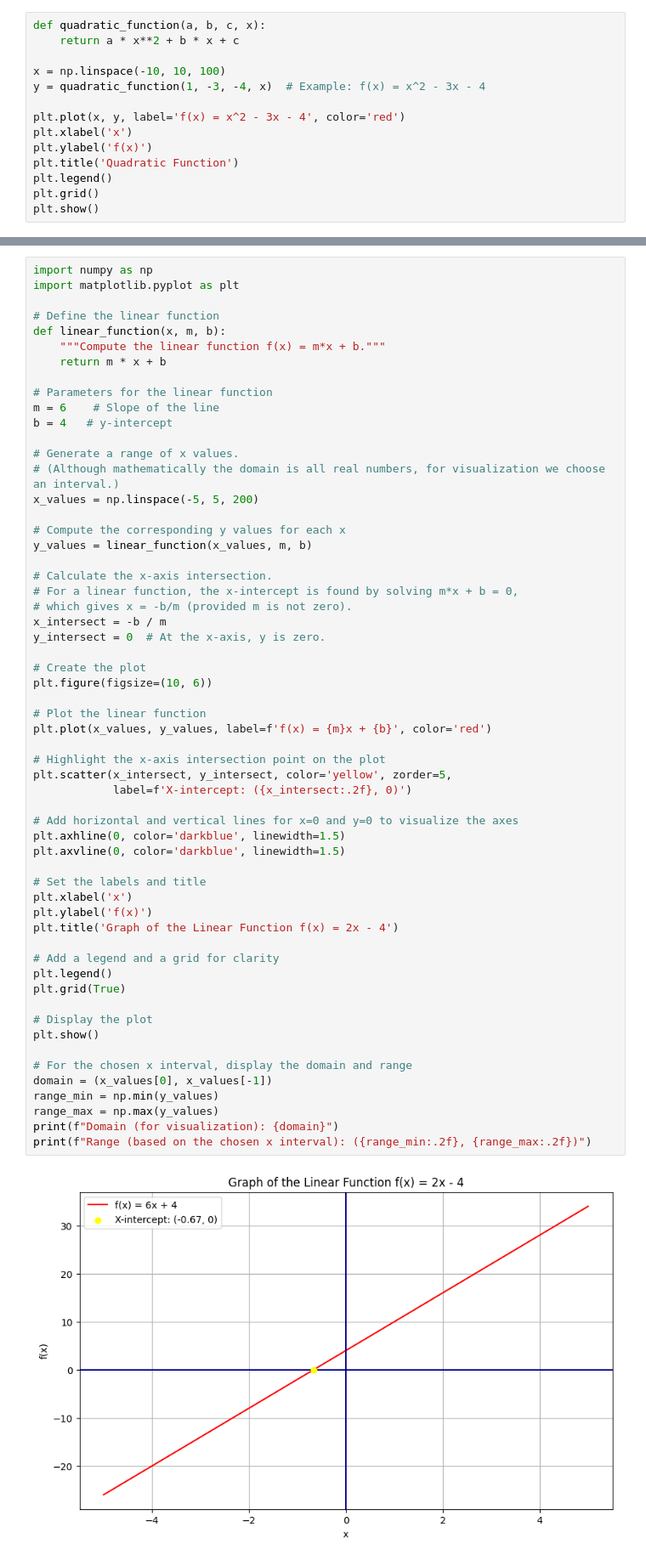
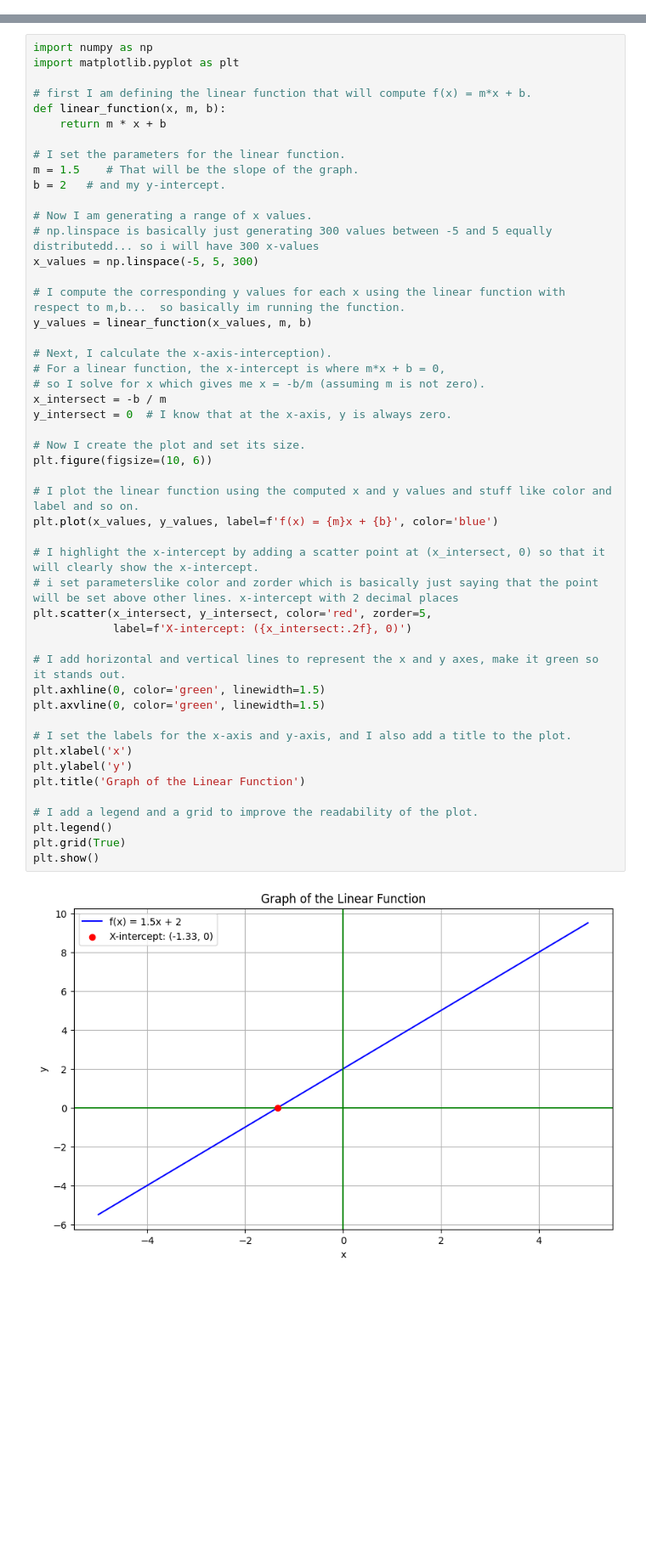
Before and after one commit to aminmadrileno/Calculus, a Jupyter notebook: 1_Funtions&Analysis.ipynb, the cells around one changed output, grey strips where cells are left out. Shown at 85% size. Saved outputs shown, nothing was run; the diff lists cells and outputs as text; blank space fills up the shorter version.

```diff
--- a/1_Funtions&Analysis.ipynb
+++ b/1_Funtions&Analysis.ipynb
@@ -38,14 +0,0 @@ plt.show()
-# %%
-def quadratic_function(a, b, c, x):
-    return a * x**2 + b * x + c
-
-x = np.linspace(-10, 10, 100)
-y = quadratic_function(1, -3, -4, x)  # Example: f(x) = x^2 - 3x - 4
-
-plt.plot(x, y, label='f(x) = x^2 - 3x - 4', color='red')
-plt.xlabel('x')
-plt.ylabel('f(x)')
-plt.title('Quadratic Function')
-plt.legend()
-plt.grid()
-plt.show()
@@ -56,60 +4,51 @@ plt.show()
 # %%
 import numpy as np
 import matplotlib.pyplot as plt
 
-# Define the linear function
+# first I am defining the linear function that will compute f(x) = m*x + b.
 def linear_function(x, m, b):
-    """Compute the linear function f(x) = m*x + b."""
     return m * x + b
 
-# Parameters for the linear function
-m = 6    # Slope of the line
-b = 4   # y-intercept
+# I set the parameters for the linear function.
+m = 1.5    # That will be the slope of the graph.
+b = 2   # and my y-intercept.
 
-# Generate a range of x values.
-# (Although mathematically the domain is all real numbers, for visualization we choose an interval.)
-x_values = np.linspace(-5, 5, 200)
+# Now I am generating a range of x values.
+# np.linspace is basically just generating 300 values between -5 and 5 equally distributedd... so i will have 300 x-values
+x_values = np.linspace(-5, 5, 300)
 
-# Compute the corresponding y values for each x
+# I compute the corresponding y values for each x using the linear function with respect to m,b...  so basically im running the function.
 y_values = linear_function(x_values, m, b)
 
-# Calculate the x-axis intersection.
-# For a linear function, the x-intercept is found by solving m*x + b = 0,
-# which gives x = -b/m (provided m is not zero).
+# Next, I calculate the x-axis-interception).
+# For a linear function, the x-intercept is where m*x + b = 0,
+# so I solve for x which gives me x = -b/m (assuming m is not zero).
 x_intersect = -b / m
-y_intersect = 0  # At the x-axis, y is zero.
+y_intersect = 0  # I know that at the x-axis, y is always zero.
 
-# Create the plot
+# Now I create the plot and set its size.
 plt.figure(figsize=(10, 6))
 
-# Plot the linear function
-plt.plot(x_values, y_values, label=f'f(x) = {m}x + {b}', color='red')
+# I plot the linear function using the computed x and y values and stuff like color and label and so on.
+plt.plot(x_values, y_values, label=f'f(x) = {m}x + {b}', color='blue')
 
-# Highlight the x-axis intersection point on the plot
-plt.scatter(x_intersect, y_intersect, color='yellow', zorder=5,
+# I highlight the x-intercept by adding a scatter point at (x_intersect, 0) so that it will clearly show the x-intercept.
+# i set parameterslike color and zorder which is basically just saying that the point will be set above other lines. x-intercept with 2 decimal places
+plt.scatter(x_intersect, y_intersect, color='red', zorder=5,
             label=f'X-intercept: ({x_intersect:.2f}, 0)')
 
-# Add horizontal and vertical lines for x=0 and y=0 to visualize the axes
-plt.axhline(0, color='darkblue', linewidth=1.5)
-plt.axvline(0, color='darkblue', linewidth=1.5)
+# I add horizontal and vertical lines to represent the x and y axes, make it green so it stands out.
+plt.axhline(0, color='green', linewidth=1.5)
+plt.axvline(0, color='green', linewidth=1.5)
 
-# Set the labels and title
+# I set the labels for the x-axis and y-axis, and I also add a title to the plot.
 plt.xlabel('x')
-plt.ylabel('f(x)')
-plt.title('Graph of the Linear Function f(x) = 2x - 4')
+plt.ylabel('y')
+plt.title('Graph of the Linear Function')
 
-# Add a legend and a grid for clarity
+# I add a legend and a grid to improve the readability of the plot.
 plt.legend()
 plt.grid(True)
-
-# Display the plot
 plt.show()
-
-# For the chosen x interval, display the domain and range
-domain = (x_values[0], x_values[-1])
-range_min = np.min(y_values)
-range_max = np.max(y_values)
-print(f"Domain (for visualization): {domain}")
-print(f"Range (based on the chosen x interval): ({range_min:.2f}, {range_max:.2f})")
 # %% [output]
-[figure, old version]
+[figure, new version]
```
Also changed, not shown: parts of 15 cells of this notebook.
